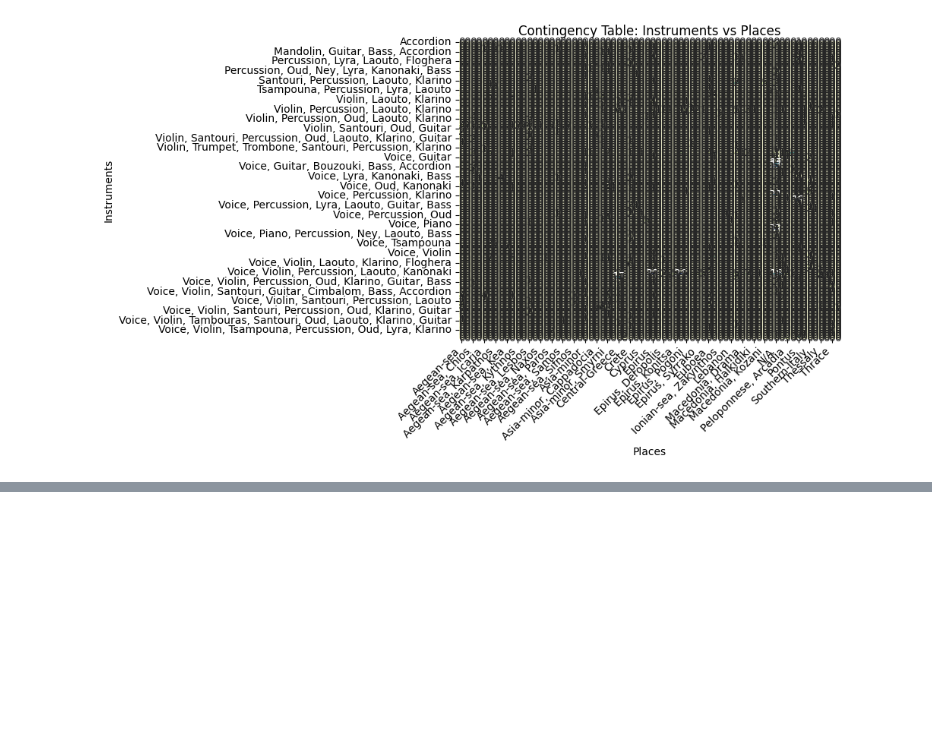
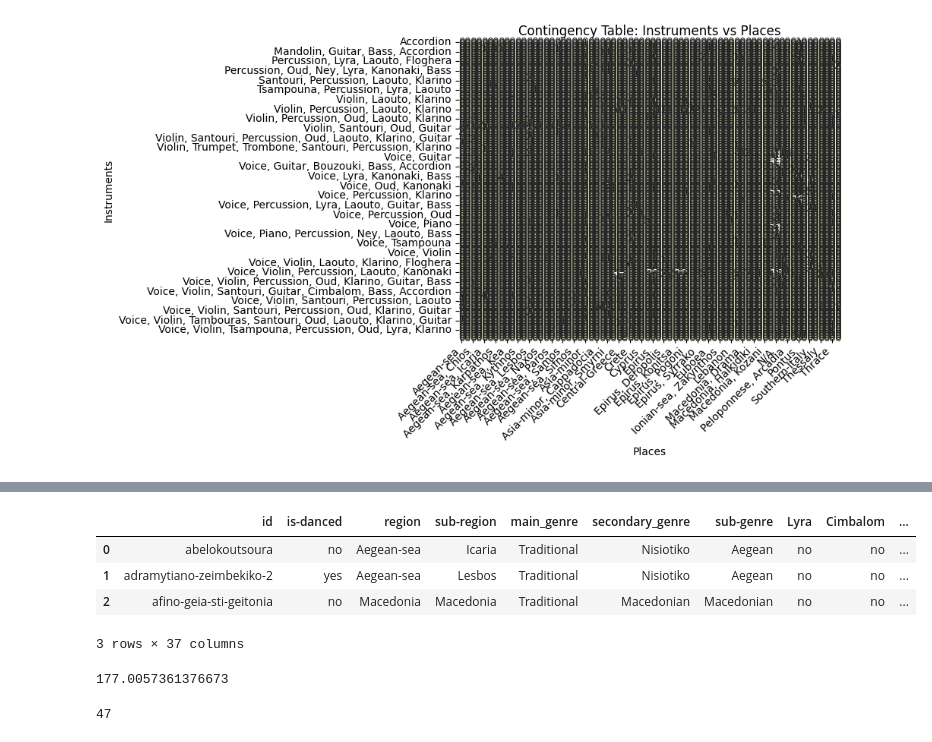
Before and after one commit to fouk21/GR_Folk_Music_Classification, a Jupyter notebook: data_exploration/exploration.ipynb, the cells around one changed output, grey strips where cells are left out. Cells and saved outputs as stored; diff of their text form; code cells hidden in the pictures; blank space fills up the shorter version.

```diff
--- a/data_exploration/exploration.ipynb
+++ b/data_exploration/exploration.ipynb
@@ -126,0 +196,12 @@ p-value: 0.0
+# %%
+cols_to_drop = ['instruments','genres', 'place', 'coordinates', 'youtube-id', 'start-ts', 'end-ts']
+check_duplicates = filtered_data_df[['id', 'youtube-id']]
+df = filtered_data_df.drop(columns=cols_to_drop)
+# %%
+df.head(3)
+# %% [output]
+|  | id | is-danced | region | sub-region | main_genre | secondary_genre | sub-genre | Lyra | Cimbalom | ... |
+| 0 | abelokoutsoura | no | Aegean-sea | Icaria | Traditional | Nisiotiko | Aegean | no | no | ... |
+| 1 | adramytiano-zeimbekiko-2 | yes | Aegean-sea | Lesbos | Traditional | Nisiotiko | Aegean | no | no | ... |
+| 2 | afino-geia-sti-geitonia | no | Macedonia | Macedonia | Traditional | Macedonian | Macedonian | no | no | ... |
+3 rows × 37 columns
@@ -126,0 +215,4 @@ p-value: 0.0
+# %%
+meam_time
+# %% [output]
+177.0057361376673
@@ -126,0 +221,4 @@ p-value: 0.0
+# %%
+len(ids)
+# %% [output]
+47
```
Also changed, not shown: parts of 18 cells of this notebook, 3 other files.
